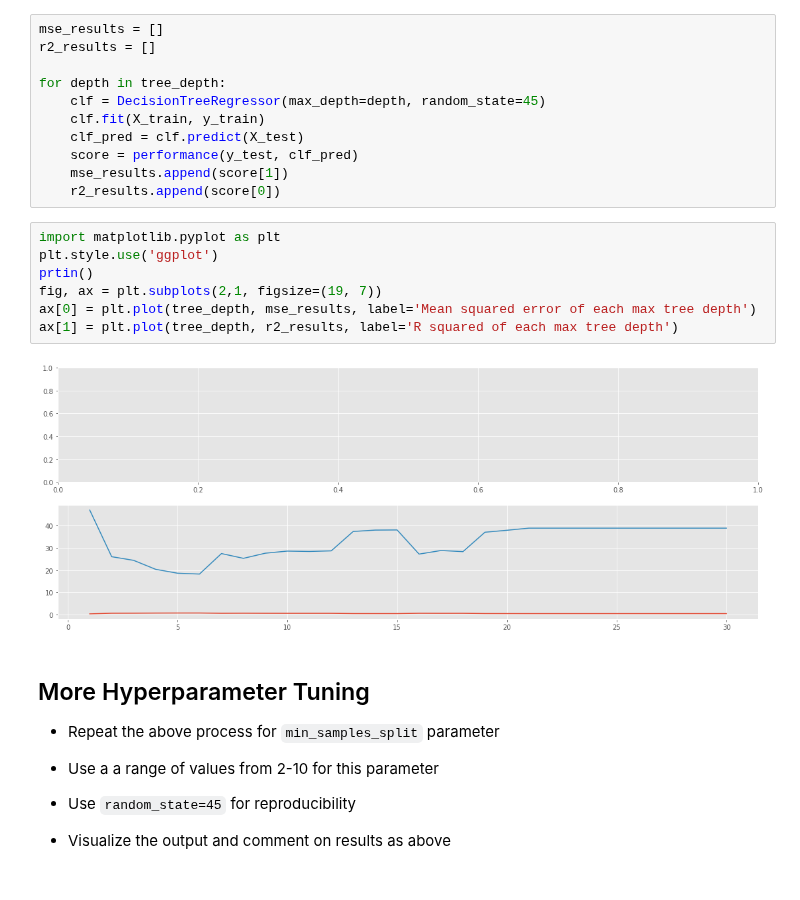
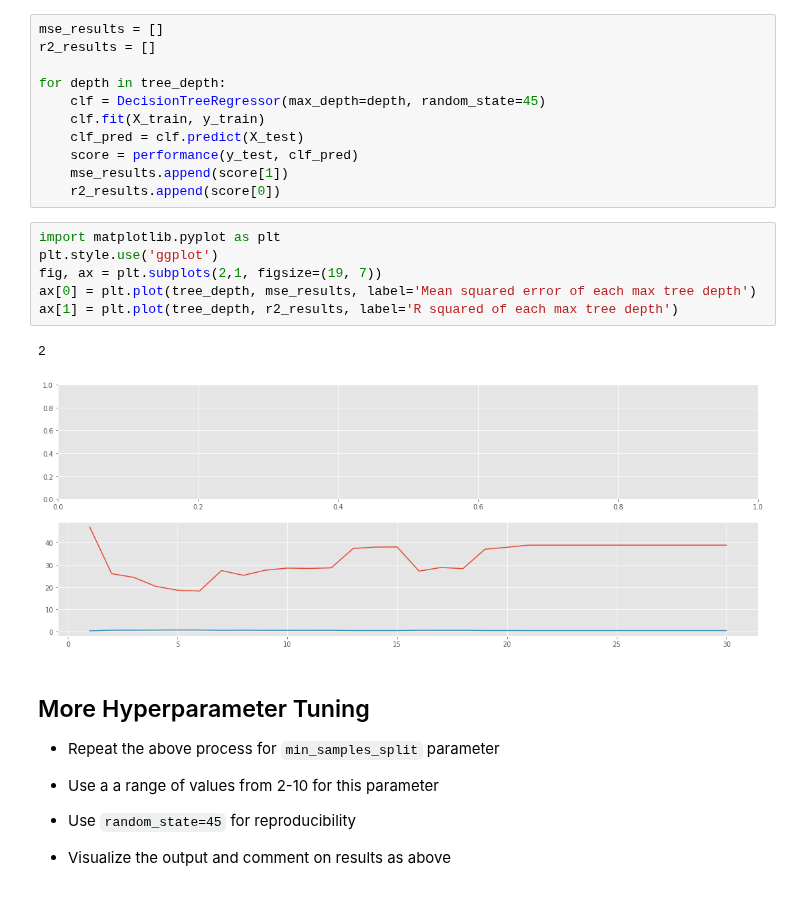
Before and after one commit to ColinFangshu/dsc-tuning-regression-trees-lab-seattle-ds-career-051319, a Jupyter notebook: index.ipynb, the cells around one changed output. Drawn from its saved outputs; the diff is of its cells as text.

```diff
--- a/index.ipynb
+++ b/index.ipynb
@@ -179,12 +179,12 @@ for depth in tree_depth:
 # %%
 import matplotlib.pyplot as plt
 plt.style.use('ggplot')
-prtin()
 fig, ax = plt.subplots(2,1, figsize=(19, 7))
 ax[0] = plt.plot(tree_depth, mse_results, label='Mean squared error of each max tree depth')
 ax[1] = plt.plot(tree_depth, r2_results, label='R squared of each max tree depth')
 # %% [output]
+2
-[figure, old version]
+[figure, new version]
 # %% [markdown]
 ## More Hyperparameter Tuning
 
```
